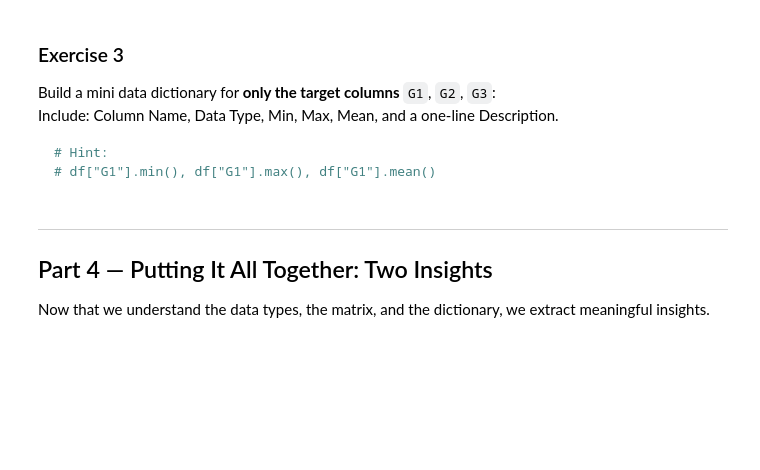
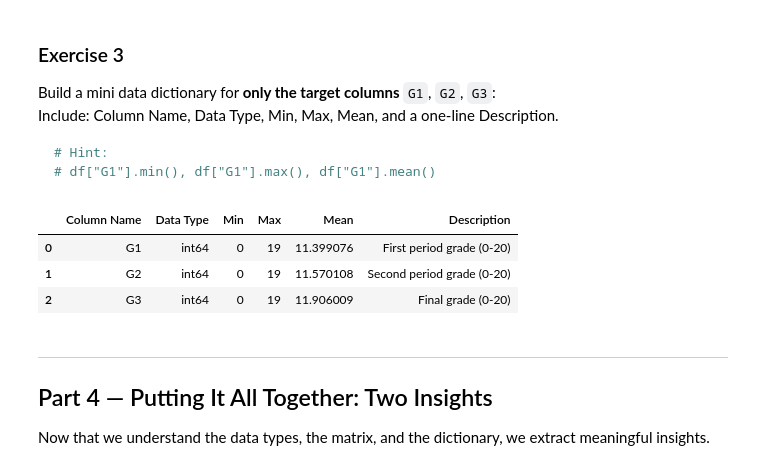
Before and after one commit to sahibshakhayev/IntroToDS, a Jupyter notebook: Solved/LB_1.ipynb, the cells around one changed output. Saved outputs shown, nothing was run; the diff lists cells and outputs as text; code cells hidden in the pictures; blank space fills up the shorter version.

```diff
--- a/Solved/LB_1.ipynb
+++ b/Solved/LB_1.ipynb
@@ -555,3 +543,23 @@ Include: Column Name, Data Type, Min, Max, Mean, and a one-line Description.
+# %%
+mini_dict = pd.DataFrame({
+    "Column Name": ["G1", "G2", "G3"],
+    "Data Type": [df["G1"].dtype, df["G2"].dtype, df["G3"].dtype],
+    "Min": [df["G1"].min(), df["G2"].min(), df["G3"].min()],
+    "Max": [df["G1"].max(), df["G2"].max(), df["G3"].max()],
+    "Mean": [df["G1"].mean(), df["G2"].mean(), df["G3"].mean()],
+    "Description": [
+        "First period grade (0-20)",
+        "Second period grade (0-20)",
+        "Final grade (0-20)"
+    ]
+})
+
+display(mini_dict)
+# %% [output]
+|  | Column Name | Data Type | Min | Max | Mean | Description |
+| 0 | G1 | int64 | 0 | 19 | 11.399076 | First period grade (0-20) |
+| 1 | G2 | int64 | 0 | 19 | 11.570108 | Second period grade (0-20) |
+| 2 | G3 | int64 | 0 | 19 | 11.906009 | Final grade (0-20) |
 # %% [markdown]
 ---
 ## Part 4 — Putting It All Together: Two Insights
```
Also changed, not shown: parts of 3 cells of this notebook.
